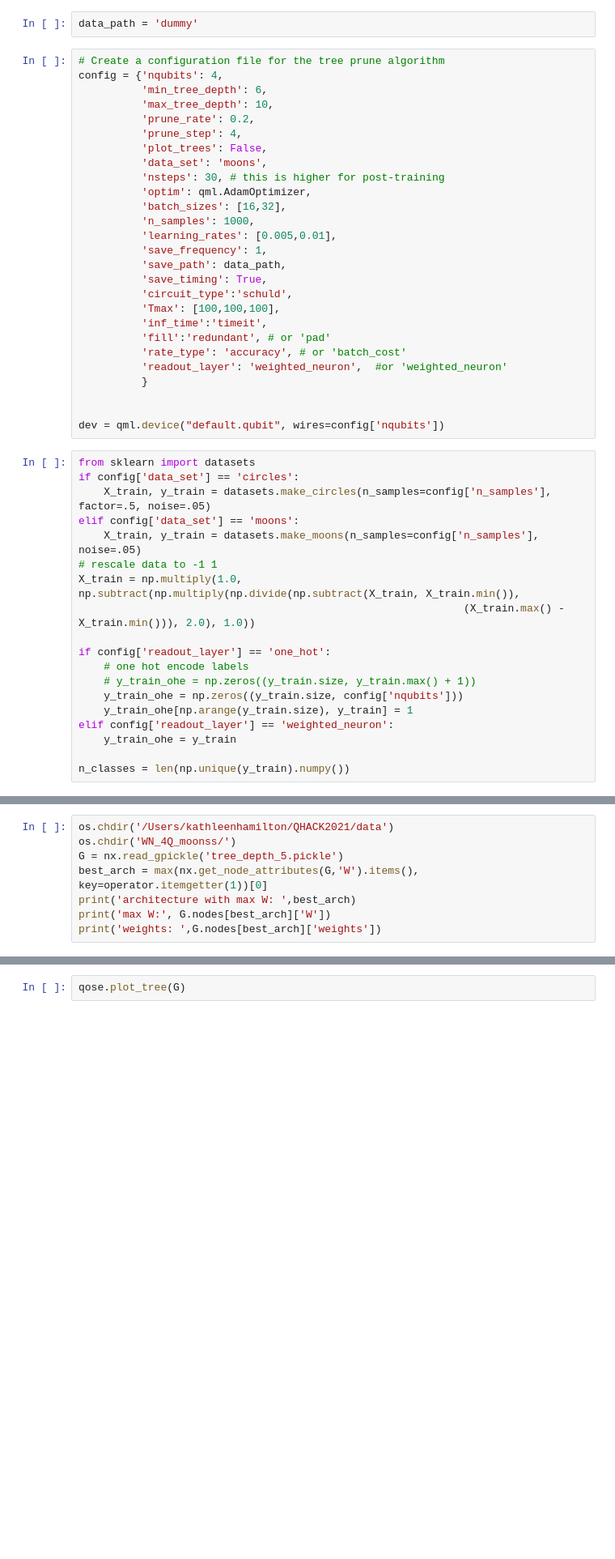
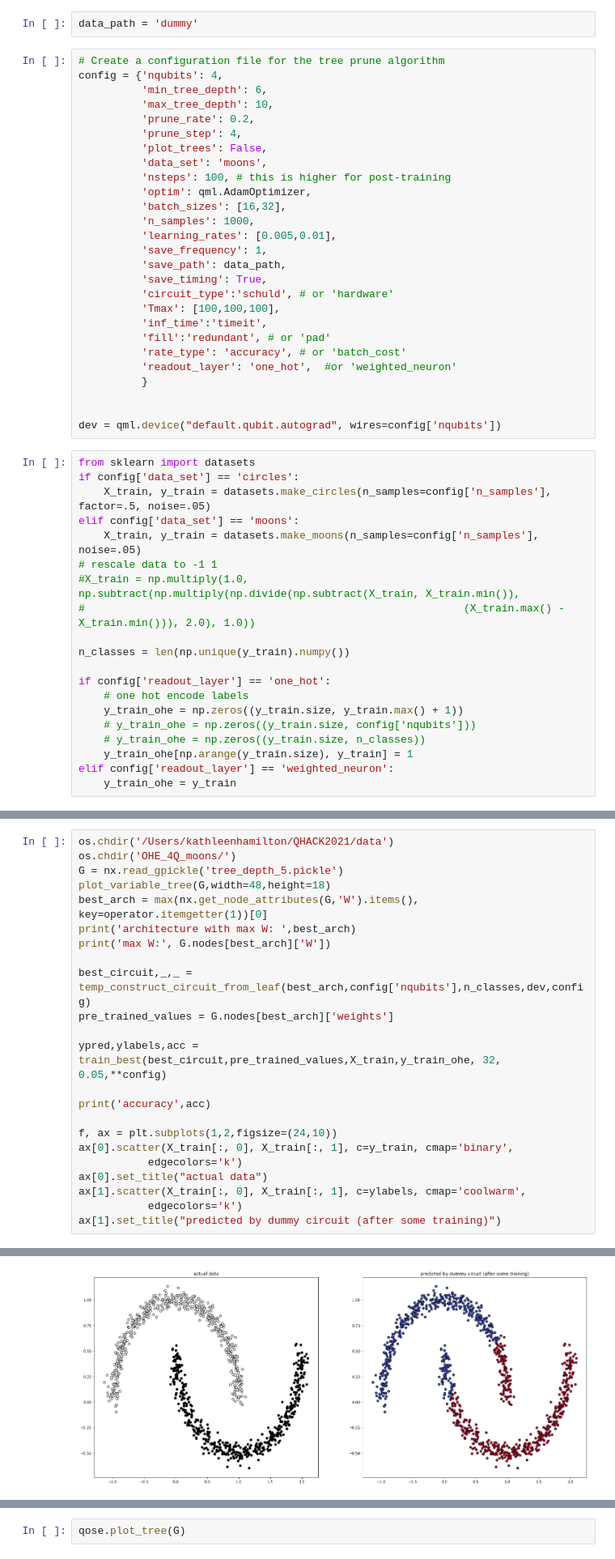
Before and after one commit to kmz4/QHACK2021, a Jupyter notebook: demos/QOSE_demo.ipynb, the cells around one changed output, grey strips where cells are left out. Shown at 81% size. Saved outputs shown, nothing was run; the diff lists cells and outputs as text; blank space fills up the shorter version.

```diff
--- a/demos/QOSE_demo.ipynb
+++ b/demos/QOSE_demo.ipynb
@@ -178,7 +270,7 @@ config = {'nqubits': 4,
           'prune_step': 4,
           'plot_trees': False,
           'data_set': 'moons',
-          'nsteps': 30, # this is higher for post-training
+          'nsteps': 100, # this is higher for post-training
           'optim': qml.AdamOptimizer,
           'batch_sizes': [16,32],
           'n_samples': 1000,
@@ -186,16 +278,16 @@ config = {'nqubits': 4,
           'save_frequency': 1,
           'save_path': data_path,
           'save_timing': True,
-          'circuit_type':'schuld',
+          'circuit_type':'schuld', # or 'hardware'
           'Tmax': [100,100,100],
           'inf_time':'timeit',
           'fill':'redundant', # or 'pad'
           'rate_type': 'accuracy', # or 'batch_cost'
-          'readout_layer': 'weighted_neuron',  #or 'weighted_neuron'
+          'readout_layer': 'one_hot',  #or 'weighted_neuron'
           }
 
 
-dev = qml.device("default.qubit", wires=config['nqubits'])
+dev = qml.device("default.qubit.autograd", wires=config['nqubits'])
 # %%
 from sklearn import datasets
 if config['data_set'] == 'circles':
@@ -203,15 +295,16 @@ if config['data_set'] == 'circles':
 elif config['data_set'] == 'moons':
     X_train, y_train = datasets.make_moons(n_samples=config['n_samples'], noise=.05)
 # rescale data to -1 1
-X_train = np.multiply(1.0, np.subtract(np.multiply(np.divide(np.subtract(X_train, X_train.min()),
-                                                             (X_train.max() - X_train.min())), 2.0), 1.0))
+#X_train = np.multiply(1.0, np.subtract(np.multiply(np.divide(np.subtract(X_train, X_train.min()),
+#                                                            (X_train.max() - X_train.min())), 2.0), 1.0))
+
+n_classes = len(np.unique(y_train).numpy())
 
 if config['readout_layer'] == 'one_hot':
     # one hot encode labels
-    # y_train_ohe = np.zeros((y_train.size, y_train.max() + 1))
-    y_train_ohe = np.zeros((y_train.size, config['nqubits']))
+    y_train_ohe = np.zeros((y_train.size, y_train.max() + 1))
+    # y_train_ohe = np.zeros((y_train.size, config['nqubits']))
+    # y_train_ohe = np.zeros((y_train.size, n_classes))
     y_train_ohe[np.arange(y_train.size), y_train] = 1
 elif config['readout_layer'] == 'weighted_neuron':
     y_train_ohe = y_train
-
-n_classes = len(np.unique(y_train).numpy())
@@ -224,9 +352,24 @@ n_classes
 # %%
 os.chdir('/Users/kathleenhamilton/QHACK2021/data')
-os.chdir('WN_4Q_moonss/')
+os.chdir('OHE_4Q_moons/')
 G = nx.read_gpickle('tree_depth_5.pickle')
+plot_variable_tree(G,width=48,height=18)
 best_arch = max(nx.get_node_attributes(G,'W').items(), key=operator.itemgetter(1))[0]
 print('architecture with max W: ',best_arch)
 print('max W:', G.nodes[best_arch]['W'])
-print('weights: ',G.nodes[best_arch]['weights'])
+
+best_circuit,_,_ = temp_construct_circuit_from_leaf(best_arch,config['nqubits'],n_classes,dev,config)
+pre_trained_values = G.nodes[best_arch]['weights']
+
+ypred,ylabels,acc = train_best(best_circuit,pre_trained_values,X_train,y_train_ohe, 32, 0.05,**config)
+
+print('accuracy',acc)
+
+f, ax = plt.subplots(1,2,figsize=(24,10))
+ax[0].scatter(X_train[:, 0], X_train[:, 1], c=y_train, cmap='binary',
+           edgecolors='k')
+ax[0].set_title("actual data")
+ax[1].scatter(X_train[:, 0], X_train[:, 1], c=ylabels, cmap='coolwarm',
+           edgecolors='k')
+ax[1].set_title("predicted by dummy circuit (after some training)")
 # %% [output]
@@ -238,0 +384 @@ weights:  [[-0.06986818 -0.06791047  0.          0.42013008]
+[figure, added]
```
Also changed, not shown: parts of 19 cells of this notebook.
